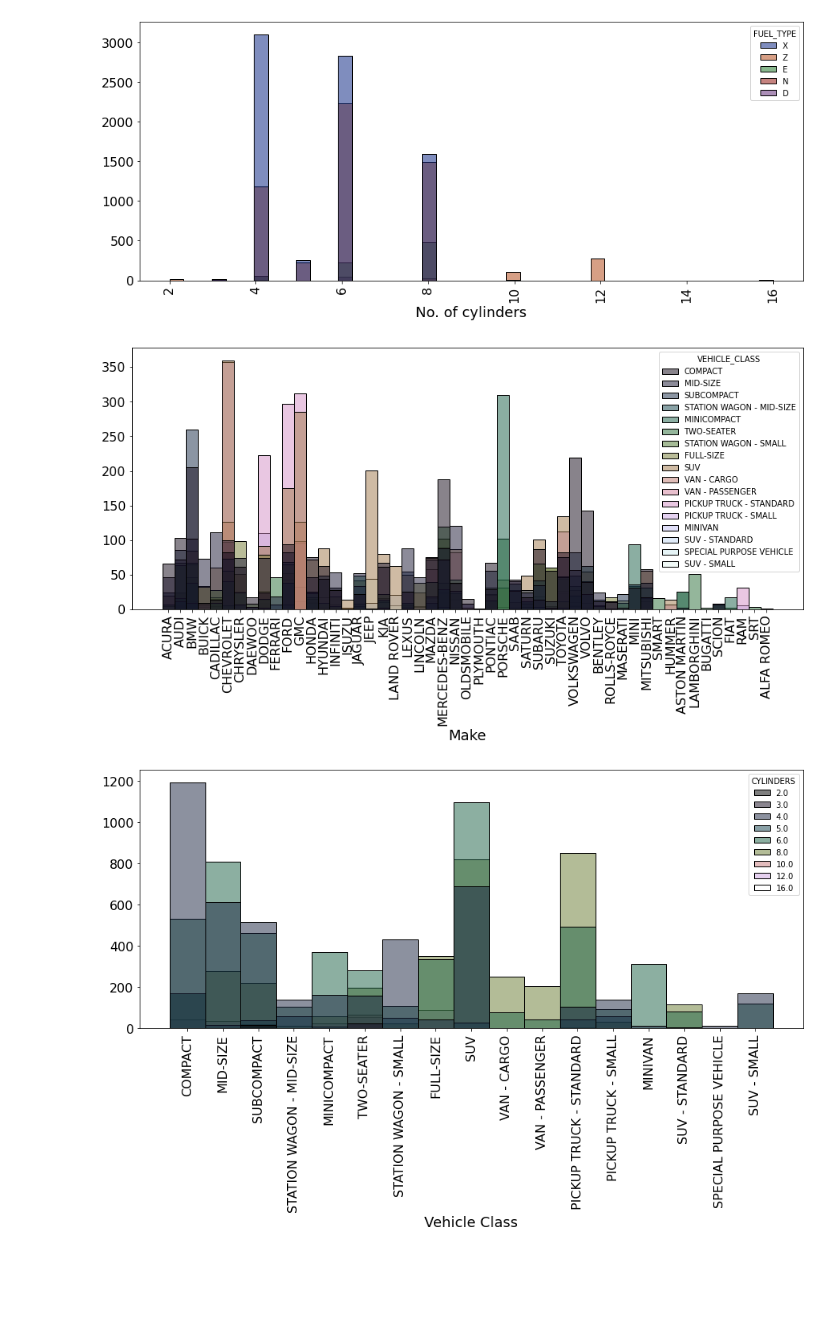
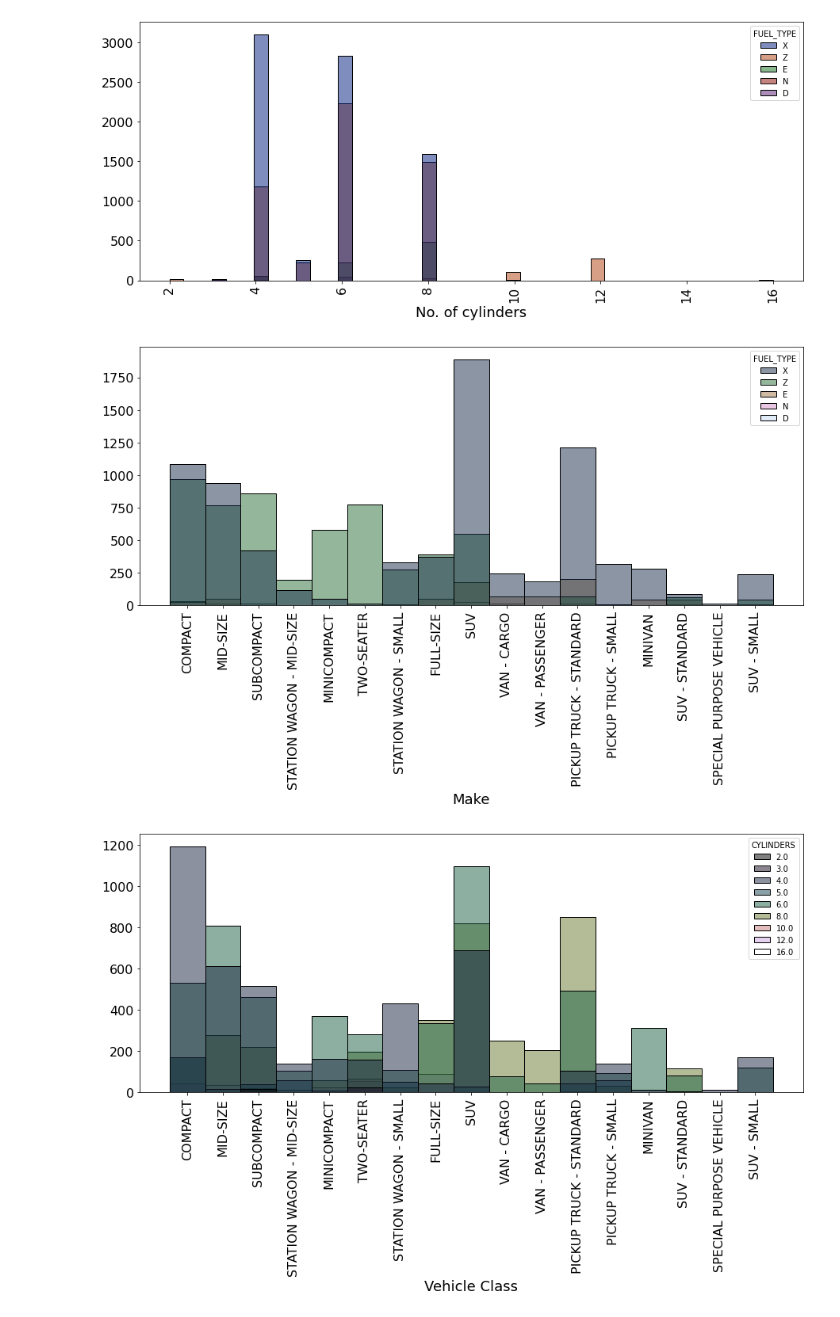
Before and after one commit to csparanjape/Fuel_Consumption, a Jupyter notebook: 02_Fuel_Consumption_Exploratory_data_analysis.ipynb, the cells around one changed output. Saved outputs shown, nothing was run; the diff lists cells and outputs as text; code cells hidden in the pictures; blank space fills up the shorter version.

```diff
--- a/02_Fuel_Consumption_Exploratory_data_analysis.ipynb
+++ b/02_Fuel_Consumption_Exploratory_data_analysis.ipynb
@@ -121,15 +125,15 @@ plt.show()
 [figure]
 # %%
 fig,ax=plt.subplots(figsize=(15,6))
-sns.histplot(data=df,x='MAKE',hue='VEHICLE_CLASS',palette='cubehelix')
+sns.histplot(data=df,hue='FUEL_TYPE',x='VEHICLE_CLASS',palette='cubehelix')
 plt.xticks(rotation=90)
 ax.tick_params(labelsize=16)
 ax.set_ylabel('',fontsize=18)
 ax.set_xlabel('Make',fontsize=18)
 #ax.legend(fontsize=20)
 plt.show()
 # %% [output]
-[figure, old version]
+[figure, new version]
 # %%
 fig,ax=plt.subplots(figsize=(15,6))
 sns.histplot(data=df,x='VEHICLE_CLASS',hue='CYLINDERS',palette='cubehelix')
```
Also changed, not shown: parts of 11 cells of this notebook, 2 other files.
